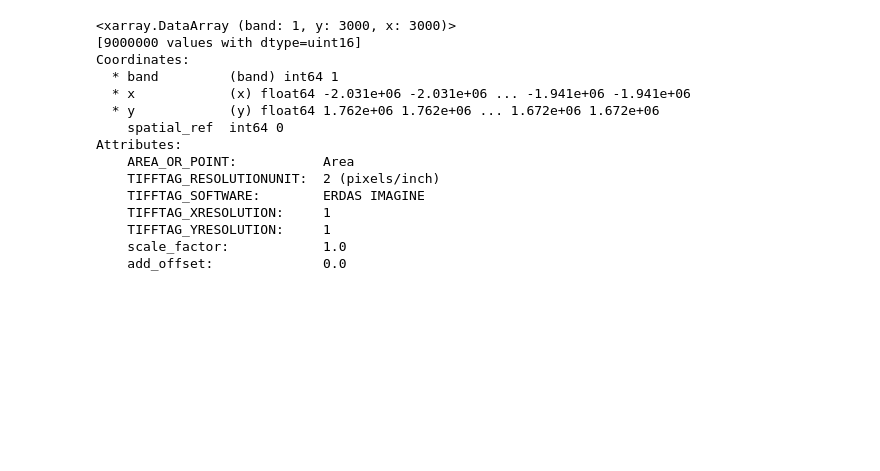
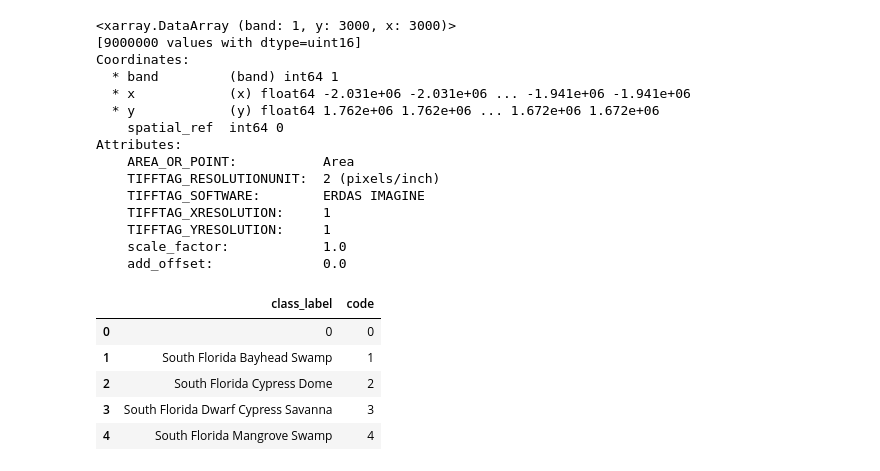
Before and after one commit to a-ramji/eds-220-sections, a Jupyter notebook: land-cover.ipynb, the cells around one changed output. Saved outputs shown, nothing was run; the diff lists cells and outputs as text; code cells hidden in the pictures; blank space fills up the shorter version.

```diff
--- a/land-cover.ipynb
+++ b/land-cover.ipynb
@@ -65,3 +67,18 @@ Attributes:
     TIFFTAG_YRESOLUTION:     1
     scale_factor:            1.0
     add_offset:              0.0
+# %%
+# import tabular data
+
+
+class_names = pd.read_csv('week-7-lab-data/GAP_National_Terrestrial_Ecosystems.csv')
+
+
+class_names.head()
+# %% [output]
+|  | class_label | code |
+| 0 | 0 | 0 |
+| 1 | South Florida Bayhead Swamp | 1 |
+| 2 | South Florida Cypress Dome | 2 |
+| 3 | South Florida Dwarf Cypress Savanna | 3 |
+| 4 | South Florida Mangrove Swamp | 4 |
```
Also changed, not shown: parts of 13 cells of this notebook.
